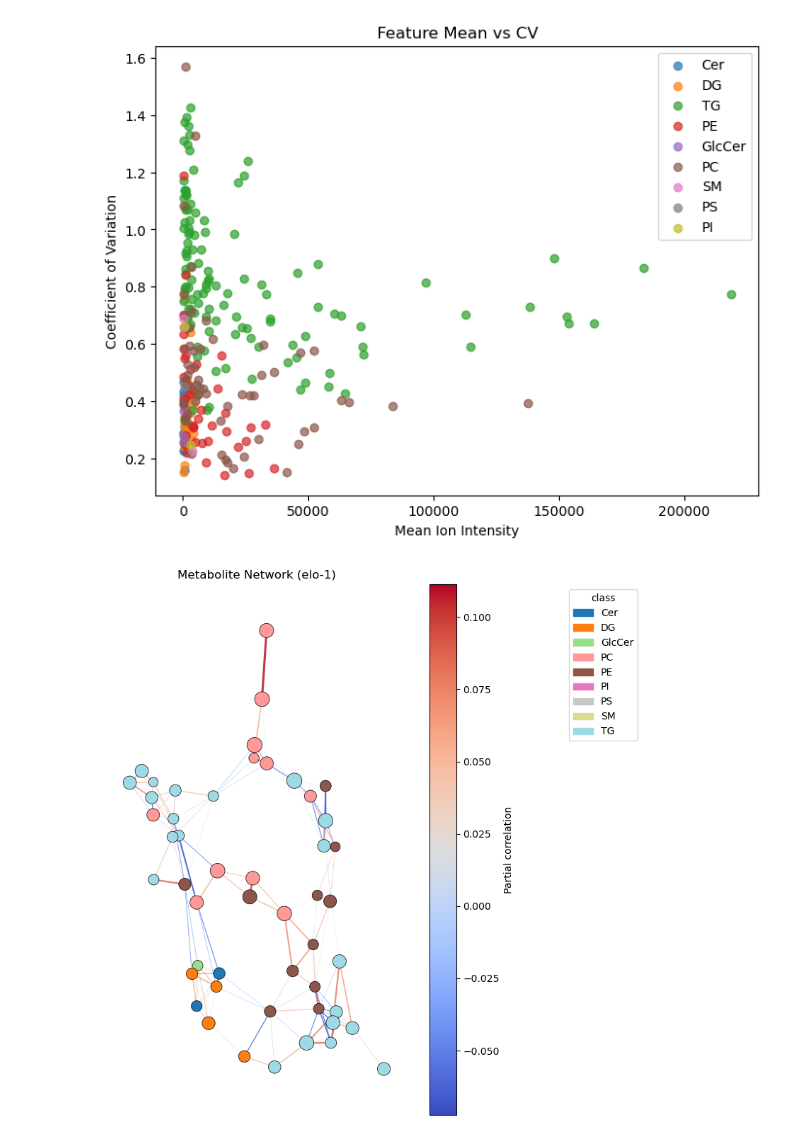
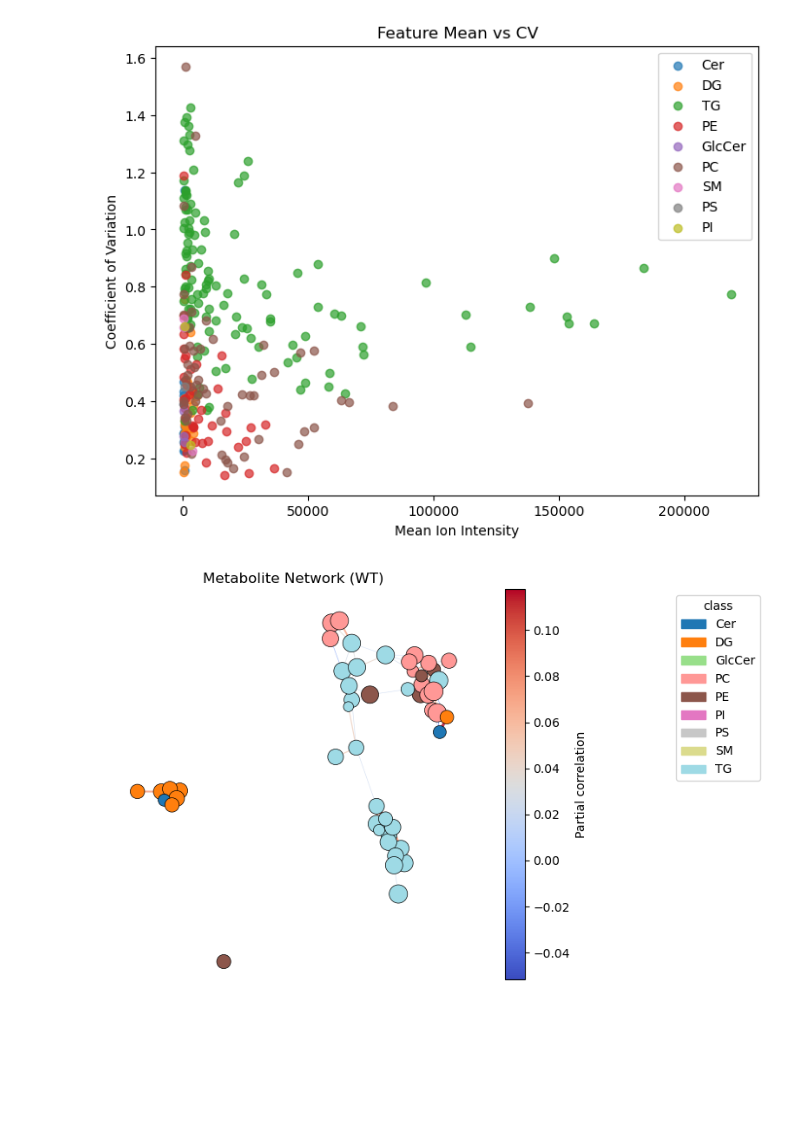
Before and after one commit to creeper349/scMM, a Jupyter notebook: wormmutants.ipynb, the cells around one changed output. Cells and saved outputs as stored; diff of their text form; code cells hidden in the pictures; blank space fills up the shorter version.

```diff
--- a/wormmutants.ipynb
+++ b/wormmutants.ipynb
@@ -99,19 +132,20 @@ data.plot_features(color_key="class", title="Feature Mean vs CV", save_path="/ho
 # %% [output]
 [figure]
 # %%
-_, centrality, _ = data.metabolite_network_plot(target_label="elo-1",
+_, centrality, _ = data.metabolite_network_plot(target_label="WT",
                              label_key="label",
                              metabolite_name_key="identification",
                              metabolite_label_key="class",
-                             save_path="/home/zby/scMM/data/ethology_new/metabolite_network_elo-1.svg",
-                             title="Metabolite Network (elo-1)",
+                             save_path="/home/zby/scMM/data/ethology_new/metabolite_network_WT.svg",
+                             title="Metabolite Network (WT)",
                              alpha = 0.7,
                              edge_threshold = 0.01,
                              top_nodes = 50,
+                             figsize = (8, 5),
                              legend_bbox_to_anchor=(1.5, 1),
                              edge_width_multiplier=20)
 # %% [output]
-[figure, old version]
+[figure, new version]
 # %%
 import matplotlib.pyplot as plt
 plt.figure(figsize=(6, 4))
```
Also changed, not shown: parts of 5 cells of this notebook, 1 other file.
